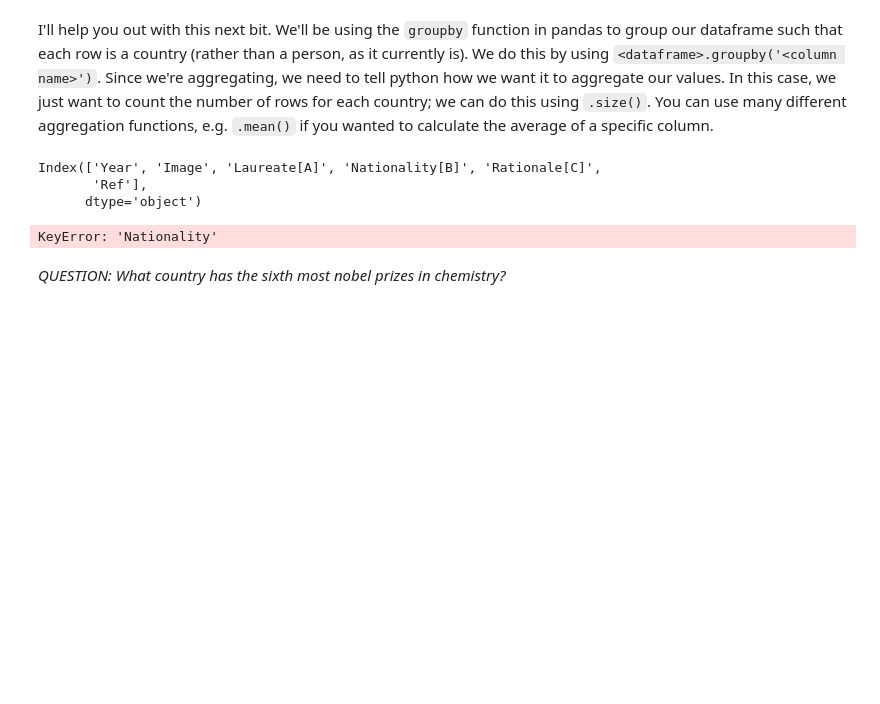
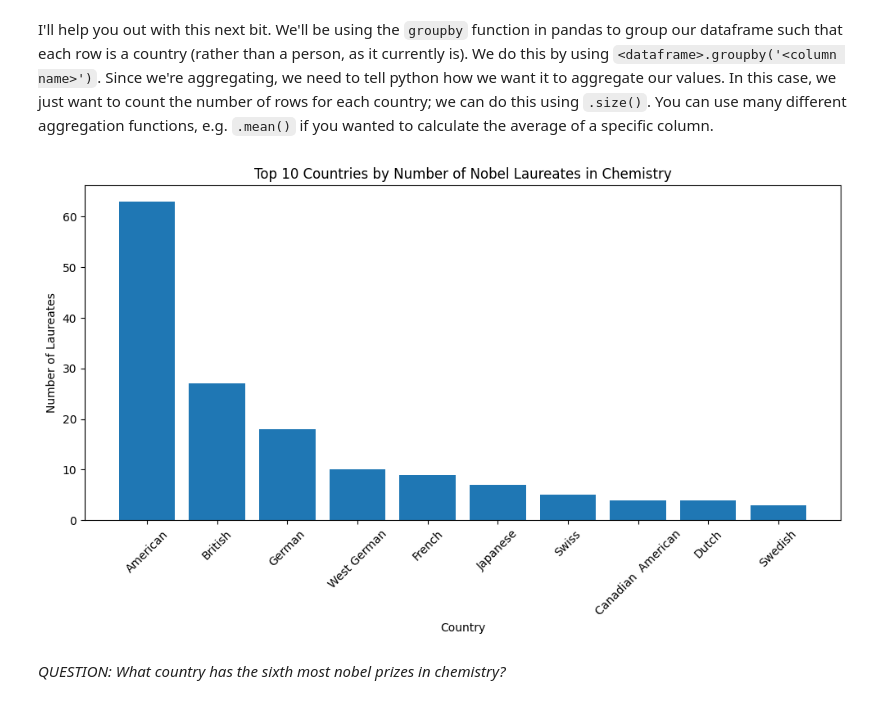
Before and after one commit to haruhiysd/QM2, a Jupyter notebook: notebooks/W02. Pandas.ipynb, the cells around one changed output. Saved outputs shown, nothing was run; the diff lists cells and outputs as text; code cells hidden in the pictures; blank space fills up the shorter version.

```diff
--- a/notebooks/W02. Pandas.ipynb
+++ b/notebooks/W02. Pandas.ipynb
@@ -428,19 +428,25 @@ I'll help you out with this next bit. We'll be using the `groupby` function in p
 # %%
 import pandas as pd
 import matplotlib.pyplot as plt
+chem_filtered = chem[chem['Nationality[B]'] != 'Not awarded']
 
-chem = chem_tables[0]
-print(chem.columns)
 # create a new dataframe called 'country' in which each row is a country, and the values represent the number of nobel laureates.
-country = chem.groupby('Nationality').size().reset_index(name='Laureates')
-print(country.head())
+country = chem_filtered.groupby(['Nationality[B]']).size()
 # now sort it in descending order
+country_sorted = country.sort_values(ascending=False)
+# finally, plot the top 10 countries
+top_10_countries = country_sorted.head(10)
 
 # finally, plot the top 10 countries
+plt.figure(figsize=(10,6))
+plt.bar(top_10_countries.index, top_10_countries.values)
+plt.title('Top 10 Countries by Number of Nobel Laureates in Chemistry')
+plt.xlabel('Country')
+plt.ylabel('Number of Laureates')
+plt.xticks(rotation=45)
+plt.tight_layout()
+plt.show()
 # %% [output]
-Index(['Year', 'Image', 'Laureate[A]', 'Nationality[B]', 'Rationale[C]',
-       'Ref'],
-      dtype='object')
-KeyError: 'Nationality'
+[figure, added]
 # %% [markdown]
 *QUESTION: What country has the sixth most nobel prizes in chemistry?*
```
